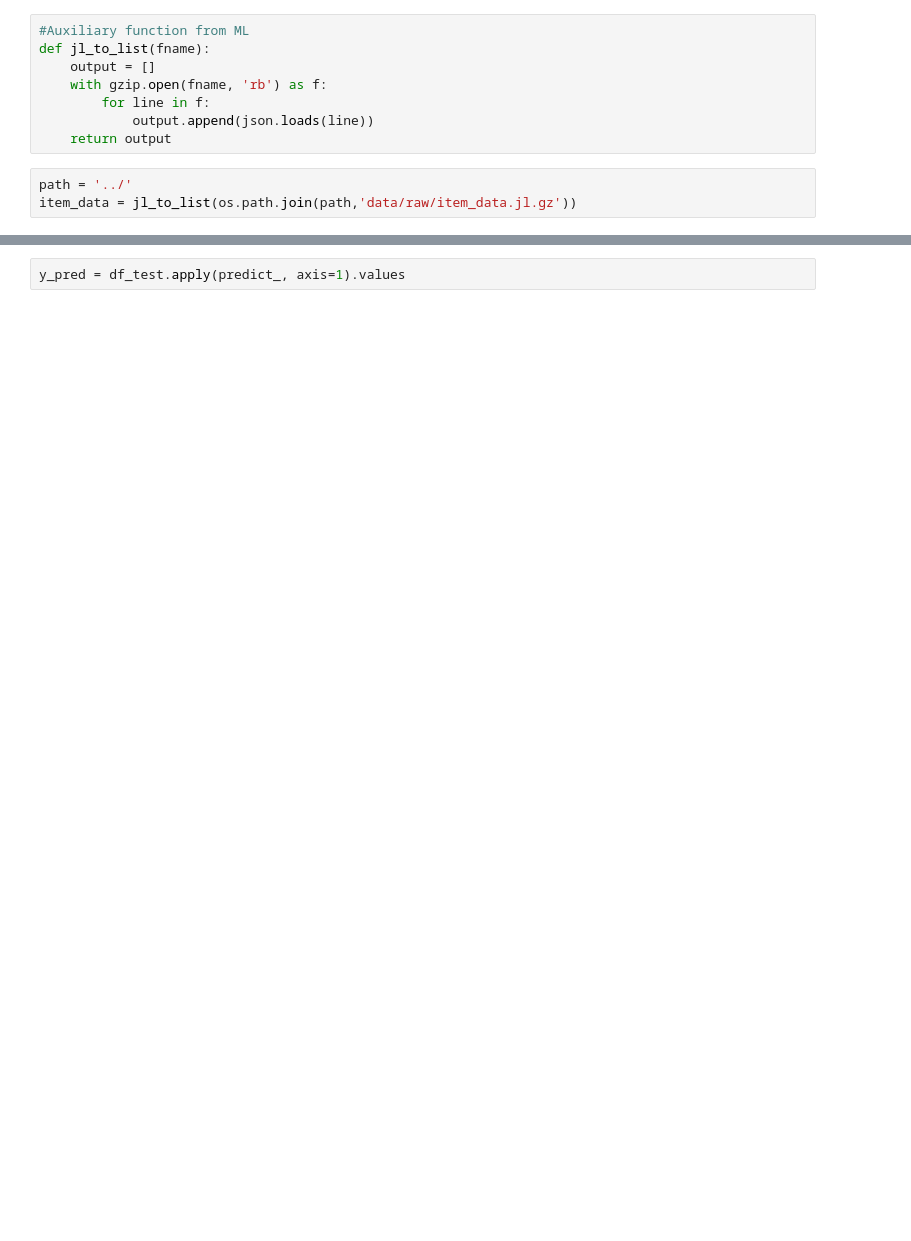
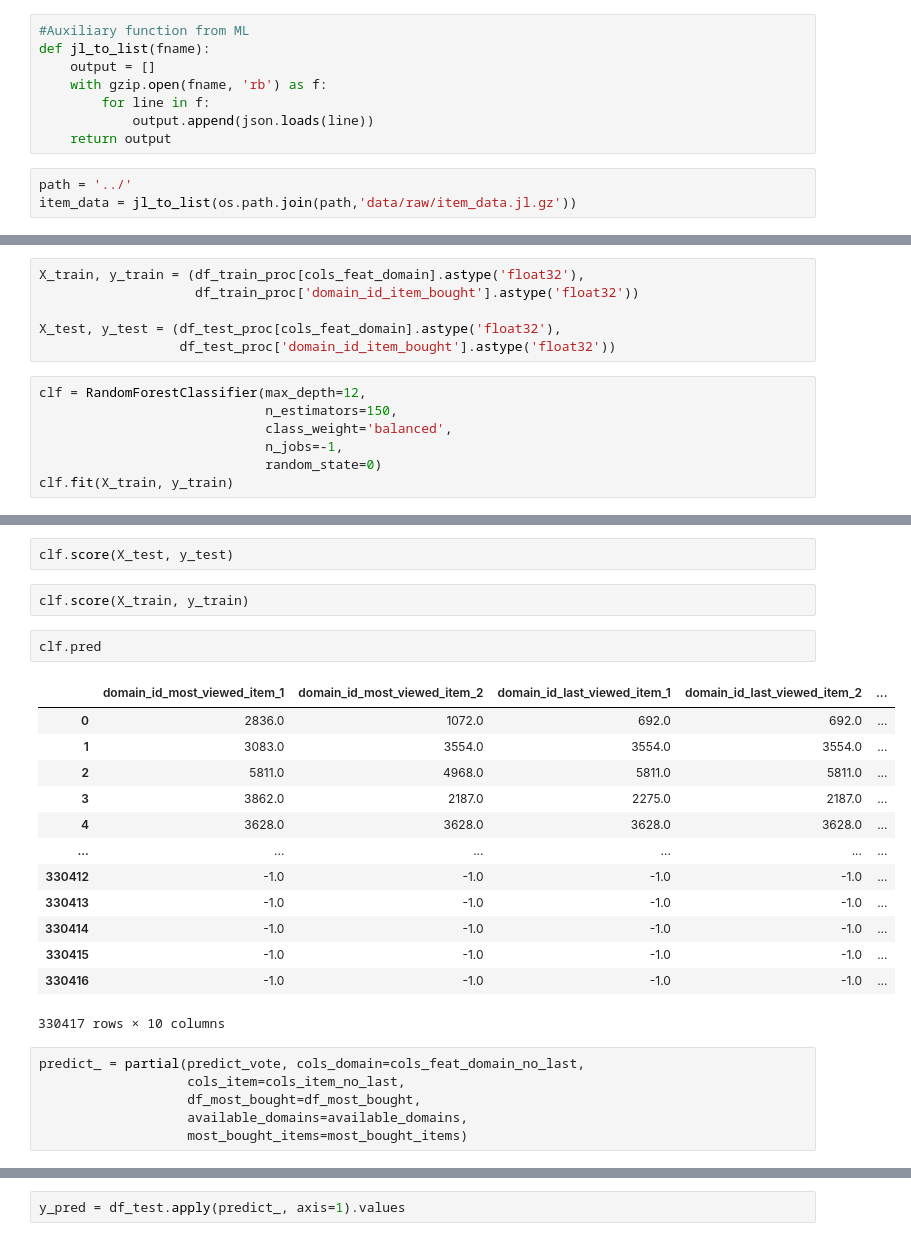
Before and after one commit to atgmello/ml-challenge-2020, a Jupyter notebook: notebooks/0.5-model-exploration.ipynb, the cells around one changed output, grey strips where cells are left out. Cells and saved outputs as stored; diff of their text form; blank space fills up the shorter version.

```diff
--- a/notebooks/0.5-model-exploration.ipynb
+++ b/notebooks/0.5-model-exploration.ipynb
@@ -308,0 +738,13 @@ df_test
+# %%
+X_train, y_train = (df_train_proc[cols_feat_domain].astype('float32'),
+                    df_train_proc['domain_id_item_bought'].astype('float32'))
+
+X_test, y_test = (df_test_proc[cols_feat_domain].astype('float32'),
+                  df_test_proc['domain_id_item_bought'].astype('float32'))
+# %%
+clf = RandomForestClassifier(max_depth=12,
+                             n_estimators=150,
+                             class_weight='balanced',
+                             n_jobs=-1,
+                             random_state=0)
+clf.fit(X_train, y_train)
@@ -308,0 +760,26 @@ df_test
+# %%
+clf.score(X_test, y_test)
+# %%
+clf.score(X_train, y_train)
+# %%
+clf.pred
+# %% [output]
+|  | domain_id_most_viewed_item_1 | domain_id_most_viewed_item_2 | domain_id_last_viewed_item_1 | domain_id_last_viewed_item_2 | ... |
+| 0 | 2836.0 | 1072.0 | 692.0 | 692.0 | ... |
+| 1 | 3083.0 | 3554.0 | 3554.0 | 3554.0 | ... |
+| 2 | 5811.0 | 4968.0 | 5811.0 | 5811.0 | ... |
+| 3 | 3862.0 | 2187.0 | 2275.0 | 2187.0 | ... |
+| 4 | 3628.0 | 3628.0 | 3628.0 | 3628.0 | ... |
+| ... | ... | ... | ... | ... | ... |
+| 330412 | -1.0 | -1.0 | -1.0 | -1.0 | ... |
+| 330413 | -1.0 | -1.0 | -1.0 | -1.0 | ... |
+| 330414 | -1.0 | -1.0 | -1.0 | -1.0 | ... |
+| 330415 | -1.0 | -1.0 | -1.0 | -1.0 | ... |
+| 330416 | -1.0 | -1.0 | -1.0 | -1.0 | ... |
+330417 rows × 10 columns
+# %%
+predict_ = partial(predict_vote, cols_domain=cols_feat_domain_no_last,
+                   cols_item=cols_item_no_last,
+                   df_most_bought=df_most_bought,
+                   available_domains=available_domains,
+                   most_bought_items=most_bought_items)
```
Also changed, not shown: parts of 115 cells of this notebook.
